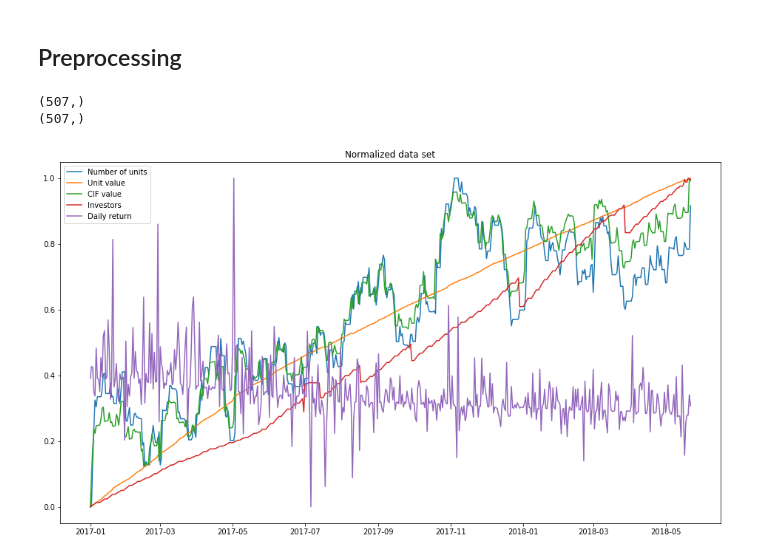
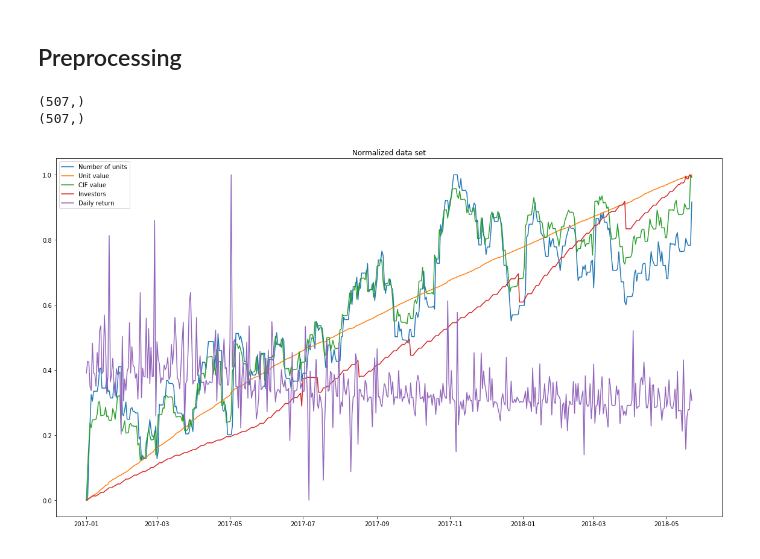
Before and after one commit to ingJSNA/machineLearning2018, a Jupyter notebook: Final Project/2 Preprocessing.ipynb, the cells around one changed output. Saved outputs shown, nothing was run; the diff lists cells and outputs as text; code cells hidden in the pictures.

Commit message:
Fix plot layout

```diff
--- a/Final Project/2 Preprocessing.ipynb
+++ b/Final Project/2 Preprocessing.ipynb
@@ -50,34 +50,35 @@ for c in numeric_columns:
 x = report['Rentab. dia'].values
 scaler = preprocessing.MinMaxScaler(feature_range=(0, 1))
 report.iloc[:, 1:] = scaler.fit_transform(report.iloc[:, 1:])
 x_scaled = report['Rentab. dia'].values
 
 print(x.shape)
 print(x_scaled.shape)
 
 plt.figure(figsize=(16, 9))
 plt.plot(report['Fecha corte'], report['Núm. unidades'], label='Number of units')
 plt.plot(report['Fecha corte'], report['Valor unidad para las operaciones del día t'], label='Unit value')
 plt.plot(report['Fecha corte'], report['Valor fondo al cierre del día t'], label='CIF value')
 plt.plot(report['Fecha corte'], report['Núm. Invers.'], label='Investors')
 plt.plot(report['Fecha corte'], report['Rentab. dia'], label='Daily return')
 plt.title("Normalized data set")
 plt.legend()
+plt.tight_layout()
 plt.savefig('return_normalization.png')
 plt.show()
 
 report['Rentab. dia'] = pd.DataFrame(x_scaled)
 
 
 # Save to file
 report.to_csv(data_path+"/data.csv", index=False, encoding="utf-8")
 
 
 report.describe(include="all")
 # %% [output]
 (507,)
 (507,)
-[figure, old version]
+[figure, new version]
 |  | Fecha corte | Núm. unidades | Valor unidad para las operaciones... | Valor fondo al cierre del día t | Núm. Invers. | Rentab. dia |
 | count | 507 | 507.000000 | 507.000000 | 507.000000 | 507.000000 | 507.000000 |
 | unique | 507 | NaN | NaN | NaN | NaN | NaN |
```
Also changed, not shown: 1 other file.
